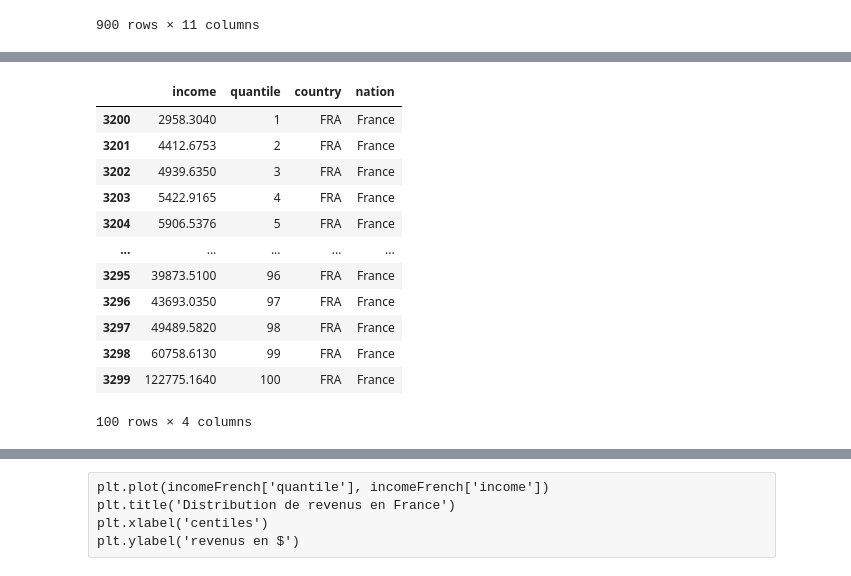
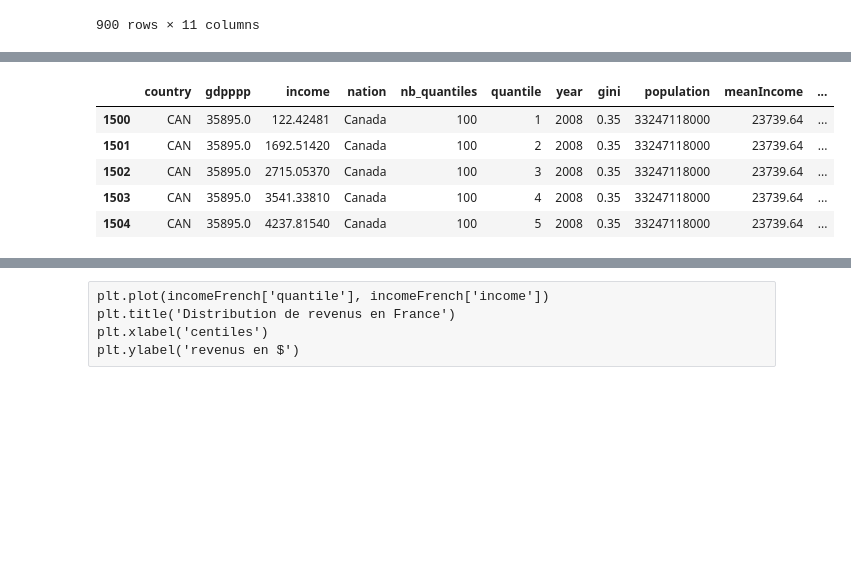
Before and after one commit to yassineBenHassoun/data-analysis-income-predict, a Jupyter notebook: app/jupyter/resources/project/mission_7.ipynb, the cells around one changed output, grey strips where cells are left out. Cells and saved outputs as stored; diff of their text form; code cells hidden in the pictures; blank space fills up the shorter version.

```diff
--- a/app/jupyter/resources/project/mission_7.ipynb
+++ b/app/jupyter/resources/project/mission_7.ipynb
@@ -778,17 +781,9 @@ En effet, la chine le cameroune et l'inde ont un revenue moyen faible par ra
-# %%
-incomeFrench = incomes.loc[incomes.country == 'FRA', ['income', 'quantile','country','nation']]
-incomeFrench
-# %% [output]
-|  | income | quantile | country | nation |
-| 3200 | 2958.3040 | 1 | FRA | France |
-| 3201 | 4412.6753 | 2 | FRA | France |
-| 3202 | 4939.6350 | 3 | FRA | France |
-| 3203 | 5422.9165 | 4 | FRA | France |
-| 3204 | 5906.5376 | 5 | FRA | France |
-| ... | ... | ... | ... | ... |
-| 3295 | 39873.5100 | 96 | FRA | France |
-| 3296 | 43693.0350 | 97 | FRA | France |
-| 3297 | 49489.5820 | 98 | FRA | France |
-| 3298 | 60758.6130 | 99 | FRA | France |
-| 3299 | 122775.1640 | 100 | FRA | France |
-100 rows × 4 columns
+# %%
+incomesSelected.head()
+# %% [output]
+|  | country | gdpppp | income | nation | nb_quantiles | quantile | year | gini | population | meanIncome | ... |
+| 1500 | CAN | 35895.0 | 122.42481 | Canada | 100 | 1 | 2008 | 0.35 | 33247118000 | 23739.64 | ... |
+| 1501 | CAN | 35895.0 | 1692.51420 | Canada | 100 | 2 | 2008 | 0.35 | 33247118000 | 23739.64 | ... |
+| 1502 | CAN | 35895.0 | 2715.05370 | Canada | 100 | 3 | 2008 | 0.35 | 33247118000 | 23739.64 | ... |
+| 1503 | CAN | 35895.0 | 3541.33810 | Canada | 100 | 4 | 2008 | 0.35 | 33247118000 | 23739.64 | ... |
+| 1504 | CAN | 35895.0 | 4237.81540 | Canada | 100 | 5 | 2008 | 0.35 | 33247118000 | 23739.64 | ... |
```
Also changed, not shown: parts of 15 cells of this notebook.
